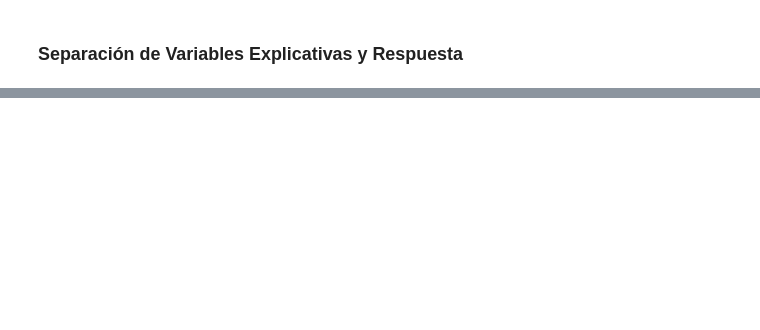
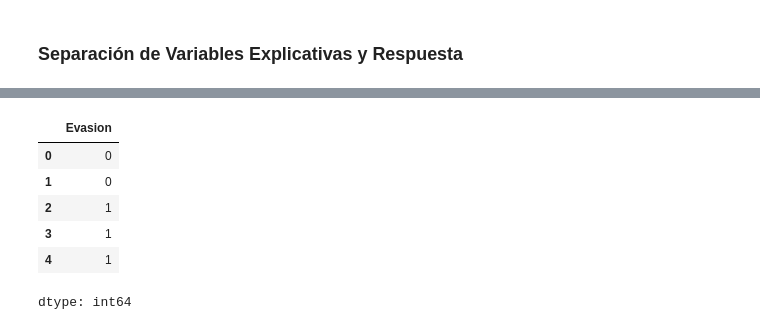
Before and after one commit to DanielRaiicHu/telecom_x_2, a Jupyter notebook: telecom_x_2.ipynb, the cells around one changed output, grey strips where cells are left out. Saved outputs shown, nothing was run; the diff lists cells and outputs as text; code cells hidden in the pictures; blank space fills up the shorter version.

```diff
--- a/telecom_x_2.ipynb
+++ b/telecom_x_2.ipynb
@@ -129,0 +256,10 @@ datos.head()
+# %%
+y.head()
+# %% [output]
+|  | Evasion |
+| 0 | 0 |
+| 1 | 0 |
+| 2 | 1 |
+| 3 | 1 |
+| 4 | 1 |
+dtype: int64
```
Also changed, not shown: parts of 20 cells of this notebook.
